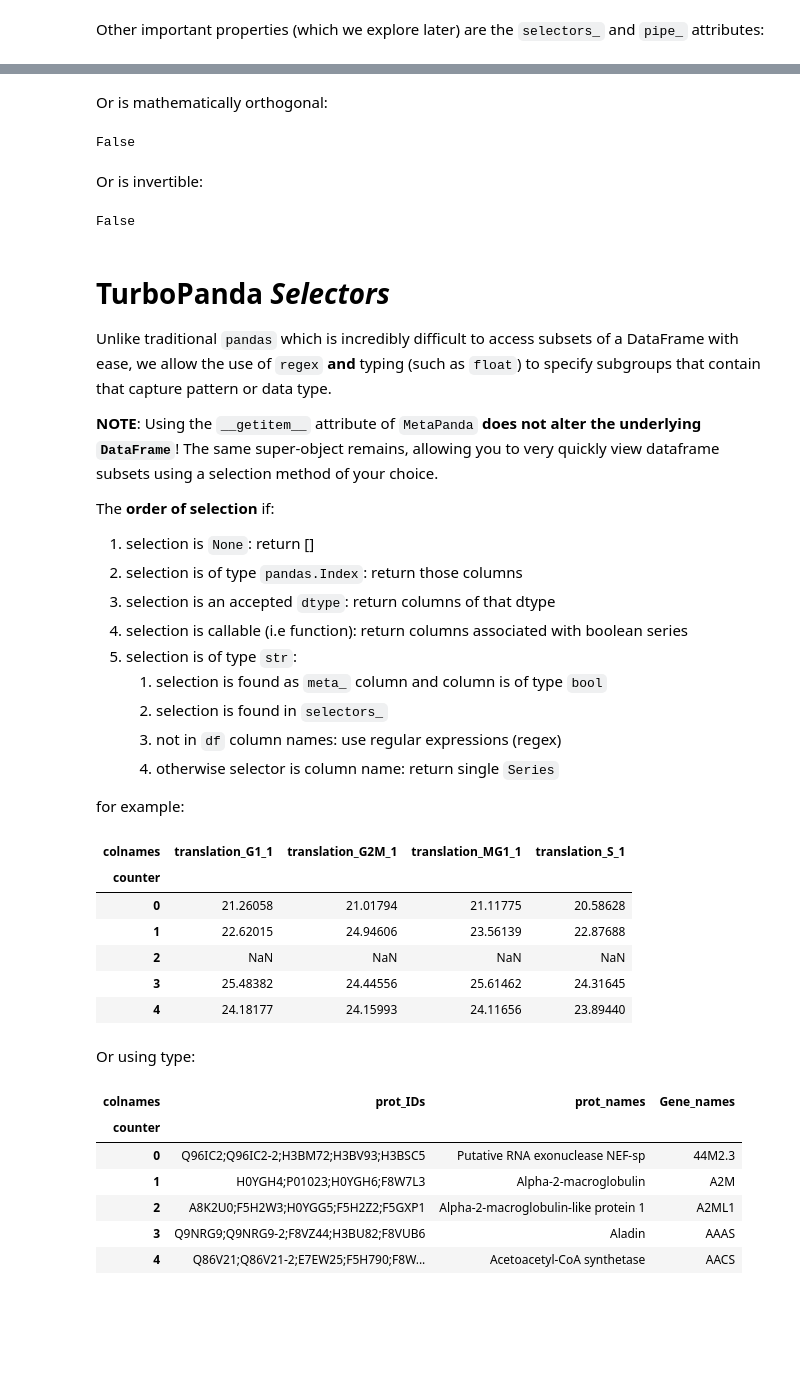
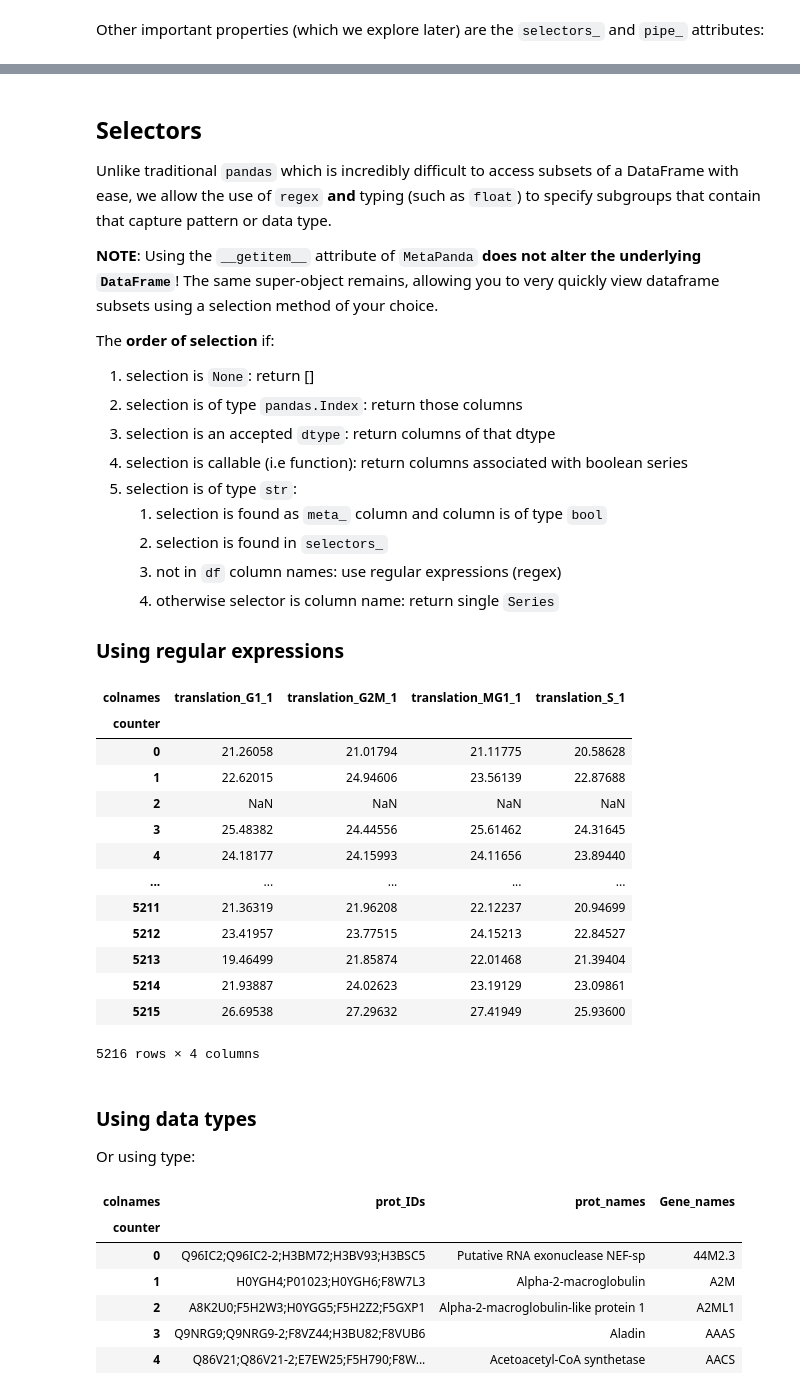
Before and after one commit to gregparkes/turbopanda, a Jupyter notebook: examples/notebook1.ipynb, the cells around one changed output, grey strips where cells are left out. Drawn from its saved outputs; the diff is of its cells as text; code cells hidden in the pictures; blank space fills up the shorter version.

```diff
--- a/examples/notebook1.ipynb
+++ b/examples/notebook1.ipynb
@@ -27,7 +63,7 @@ By default, if there isa **metadata** file also present, this will be read in.
 
 `MetaPanda` can be given a name to have, or alternatively it will just adopt the name of the file.
 # %%
-g = turb.read("translation.csv")
+g = turb.read("../data/translation.csv", name="trl")
 # %% [markdown]
 By default data types are automatically tuned down to the smallest integer, if possible. Errors are ignored.
 
@@ -125,17 +144,5 @@ False
-# %% [markdown]
-Or is mathematically orthogonal:
-# %%
-g.is_orthogonal
-# %% [output]
-False
-# %% [markdown]
-Or is invertible:
-# %%
-g.is_singular
-# %% [output]
-False
 # %% [markdown]
-# TurboPanda *Selectors*
+## Selectors
 
 Unlike traditional `pandas` which is incredibly difficult to access subsets of a DataFrame with ease, we allow the use of `regex` **and** typing (such as `float`) to specify subgroups that contain that capture pattern or data type.
 
@@ -153,19 +160,28 @@ The **order of selection** if:
     3. not in `df` column names: use regular expressions (regex)
     4. otherwise selector is column name: return single `Series`
 
-for example:
+### Using regular expressions
 # %%
-g["translation_[MG12S]*_1"].head()
+g["translation_[MG12S]*_1"]
 # %% [output]
 | colnames | translation_G1_1 | translation_G2M_1 | translation_MG1_1 | translation_S_1 |
 | counter |  |  |  |  |
 | 0 | 21.26058 | 21.01794 | 21.11775 | 20.58628 |
 | 1 | 22.62015 | 24.94606 | 23.56139 | 22.87688 |
 | 2 | NaN | NaN | NaN | NaN |
 | 3 | 25.48382 | 24.44556 | 25.61462 | 24.31645 |
 | 4 | 24.18177 | 24.15993 | 24.11656 | 23.89440 |
+| ... | ... | ... | ... | ... |
+| 5211 | 21.36319 | 21.96208 | 22.12237 | 20.94699 |
+| 5212 | 23.41957 | 23.77515 | 24.15213 | 22.84527 |
+| 5213 | 19.46499 | 21.85874 | 22.01468 | 21.39404 |
+| 5214 | 21.93887 | 24.02623 | 23.19129 | 23.09861 |
+| 5215 | 26.69538 | 27.29632 | 27.41949 | 25.93600 |
+5216 rows × 4 columns
-# %% [markdown]
-Or using type:
+# %% [markdown]
+### Using data types
+
+Or using type:
 # %%
 g[object].head()
 # %% [output]
```
Also changed, not shown: parts of 32 cells of this notebook, 5 other files.
